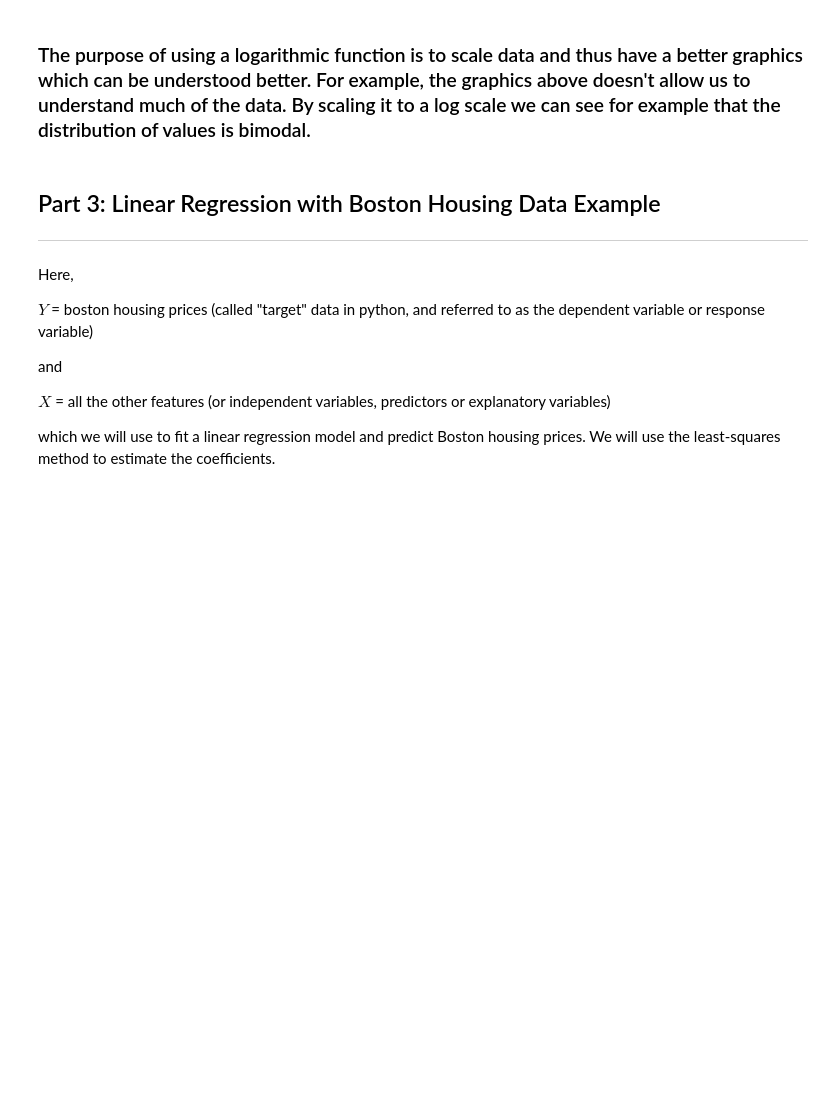
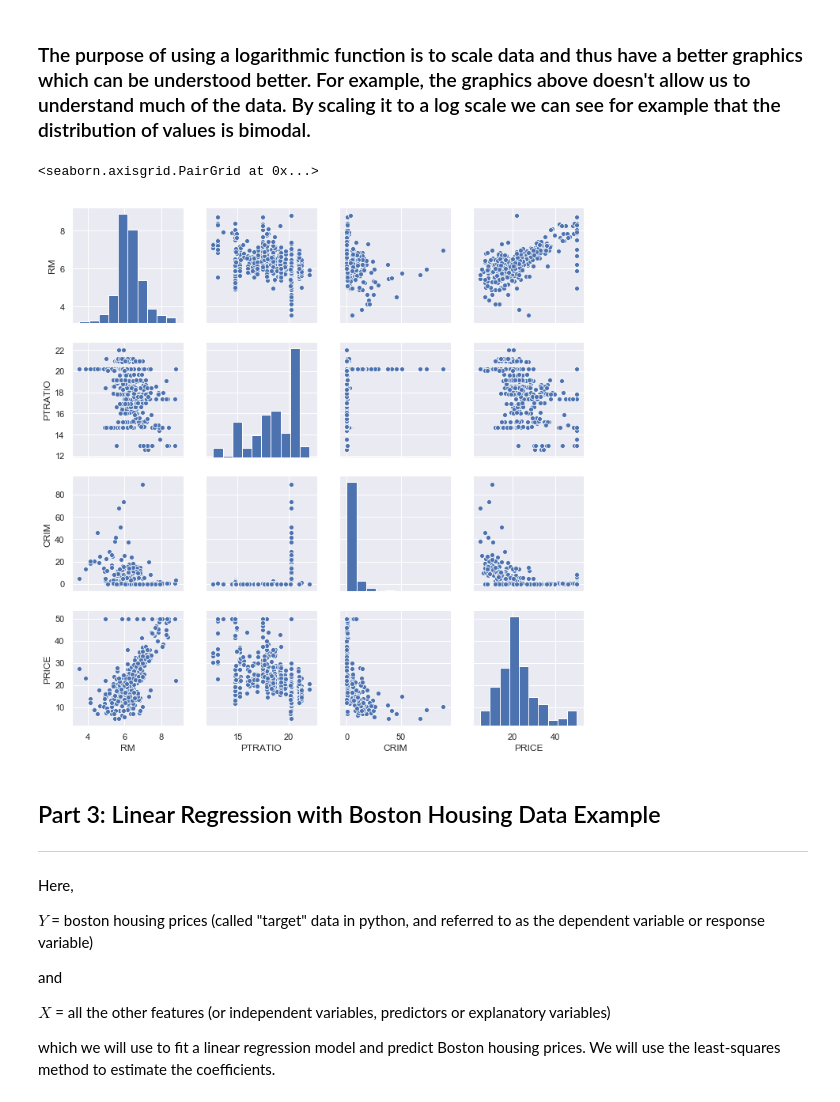
Before and after one commit to alketcecaj12/linear_regression, a Jupyter notebook: Mini_Project_Linear_Regression.ipynb, the cells around one changed output. Drawn from its saved outputs; the diff is of its cells as text; code cells hidden in the pictures; blank space fills up the shorter version.

```diff
--- a/Mini_Project_Linear_Regression.ipynb
+++ b/Mini_Project_Linear_Regression.ipynb
@@ -369,6 +389,16 @@ plt.show()
 [figure]
 # %% [markdown]
 ### The purpose of using a logarithmic function is to scale data and thus have a better graphics which can be understood better. For example, the graphics above doesn't allow us to understand much of the data. By scaling it to a log scale we can see for example that the distribution of values is bimodal.
+# %%
+rm_ptratio = bos[['RM', 'PTRATIO', 'CRIM', 'PRICE']]
+#sns.set(rc={'figure.figsize':(20.5,18.5)})
+# figure size in inches
+#rcParams['figure.figsize'] = 20.7,18.27
+
+sns.pairplot(rm_ptratio)
+# %% [output]
+<seaborn.axisgrid.PairGrid at 0x...>
+[figure, added]
 # %% [markdown]
 ## Part 3: Linear Regression with Boston Housing Data Example
 ***
```
Also changed, not shown: parts of 19 cells of this notebook.
